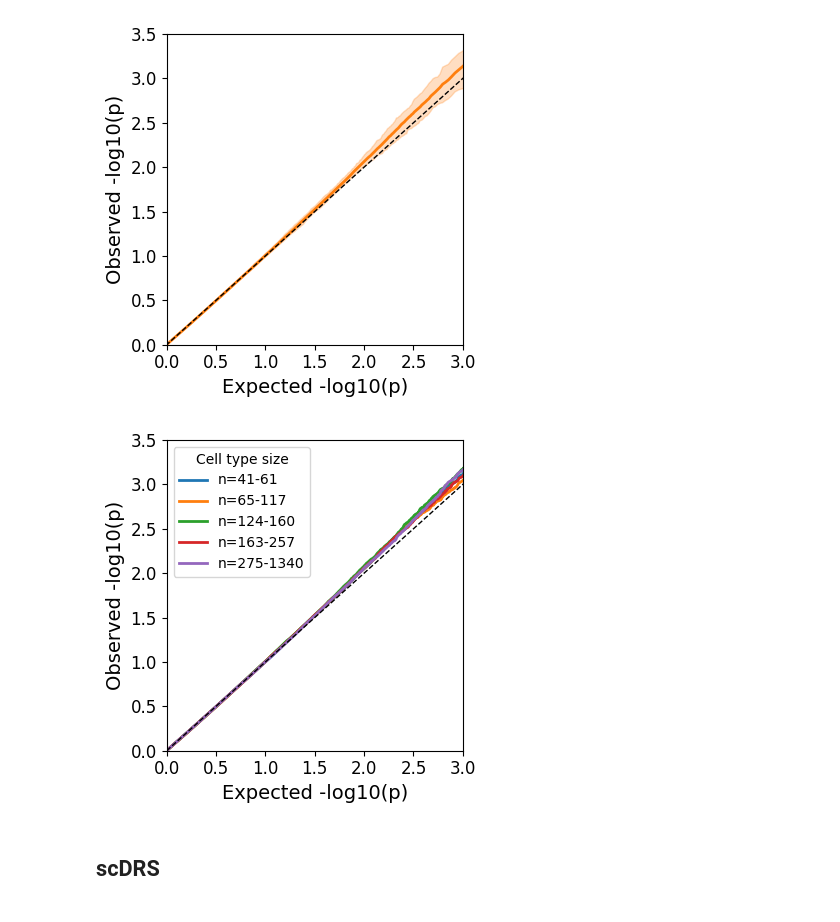
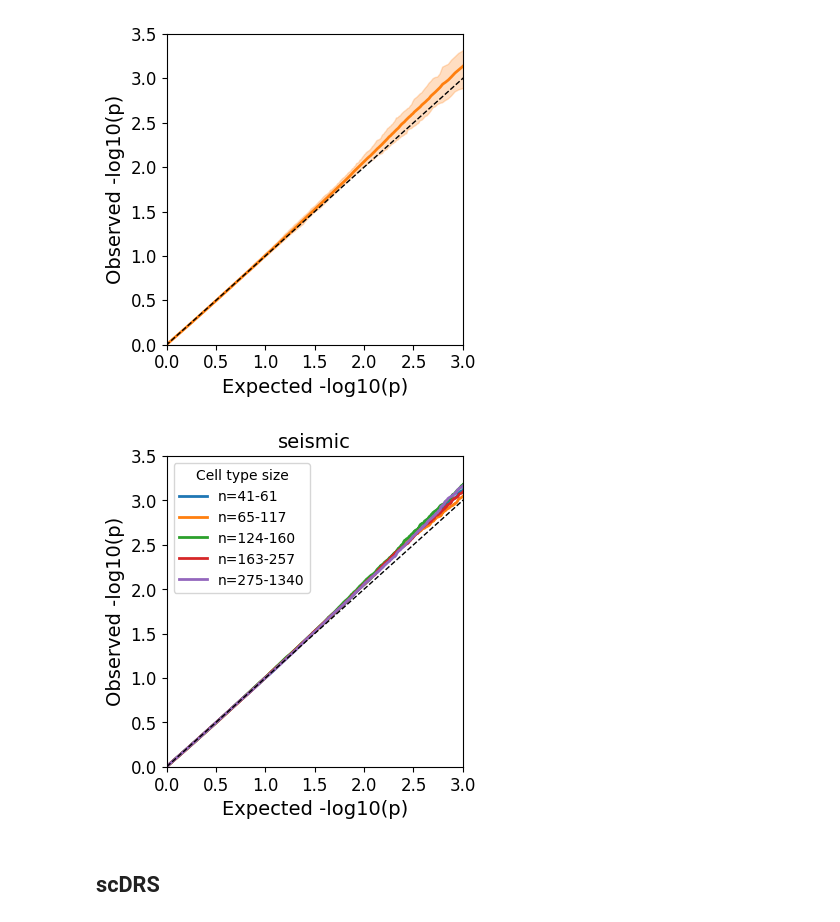
Before and after one commit to krishnanlab/icepop_analysis, a Jupyter notebook: notebook/null_sim_ct.ipynb, the cells around one changed output. Drawn from its saved outputs; the diff is of its cells as text; code cells hidden in the pictures.

```diff
--- a/notebook/null_sim_ct.ipynb
+++ b/notebook/null_sim_ct.ipynb
@@ -237,9 +237,9 @@ plot(seismic_res, color='#ff7f0e', outfile='../paper/supp/null_seismic_ct.pdf')
 # %% [output]
 [figure]
 # %%
-plot_qq_by_ct_size(seismic_res, ct_cnt, n_bins=5, outfile='../paper/supp/null_seismic_ctbin.pdf')
+plot_qq_by_ct_size(seismic_res, ct_cnt, n_bins=5, outfile='../paper/supp/null_seismic_ctbin.pdf', title='seismic')
 # %% [output]
-[figure, old version]
+[figure, new version]
 # %% [markdown]
 ## scDRS
 # %%
```
Also changed, not shown: parts of 1 cell of this notebook, 13 other files.
